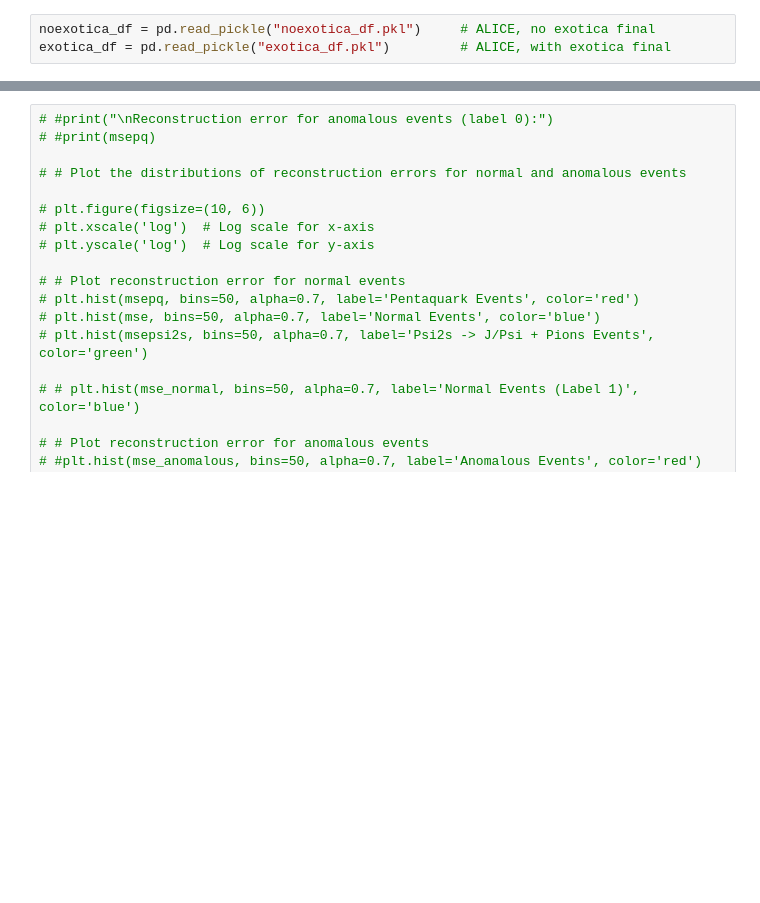
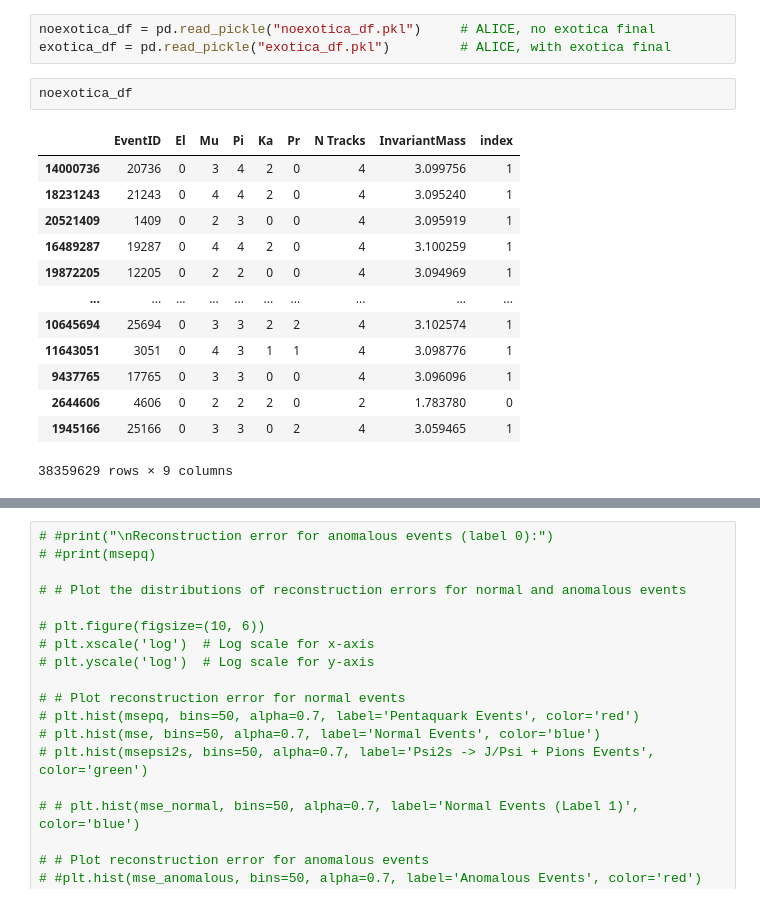
Before and after one commit to brianna5380/Anomalous-Particle-Detection, a Jupyter notebook: final_autoencoder1.ipynb, the cells around one changed output, grey strips where cells are left out. Cells and saved outputs as stored; diff of their text form; blank space fills up the shorter version.

```diff
--- a/final_autoencoder1.ipynb
+++ b/final_autoencoder1.ipynb
@@ -216,3 +212,19 @@ plt.show()
 # %%
 noexotica_df = pd.read_pickle("noexotica_df.pkl")     # ALICE, no exotica final
 exotica_df = pd.read_pickle("exotica_df.pkl")         # ALICE, with exotica final
+# %%
+noexotica_df
+# %% [output]
+|  | EventID | El | Mu | Pi | Ka | Pr | N Tracks | InvariantMass | index |
+| 14000736 | 20736 | 0 | 3 | 4 | 2 | 0 | 4 | 3.099756 | 1 |
+| 18231243 | 21243 | 0 | 4 | 4 | 2 | 0 | 4 | 3.095240 | 1 |
+| 20521409 | 1409 | 0 | 2 | 3 | 0 | 0 | 4 | 3.095919 | 1 |
+| 16489287 | 19287 | 0 | 4 | 4 | 2 | 0 | 4 | 3.100259 | 1 |
+| 19872205 | 12205 | 0 | 2 | 2 | 0 | 0 | 4 | 3.094969 | 1 |
+| ... | ... | ... | ... | ... | ... | ... | ... | ... | ... |
+| 10645694 | 25694 | 0 | 3 | 3 | 2 | 2 | 4 | 3.102574 | 1 |
+| 11643051 | 3051 | 0 | 4 | 3 | 1 | 1 | 4 | 3.098776 | 1 |
+| 9437765 | 17765 | 0 | 3 | 3 | 0 | 0 | 4 | 3.096096 | 1 |
+| 2644606 | 4606 | 0 | 2 | 2 | 2 | 0 | 2 | 1.783780 | 0 |
+| 1945166 | 25166 | 0 | 3 | 3 | 0 | 2 | 4 | 3.059465 | 1 |
+38359629 rows × 9 columns
```
Also changed, not shown: parts of 16 cells of this notebook, 2 other files.
